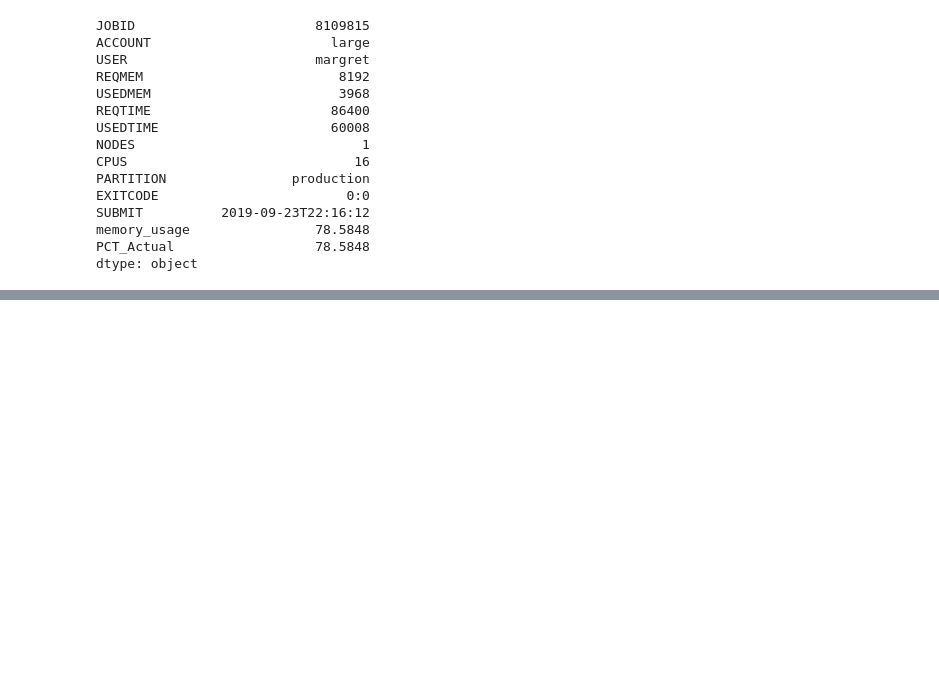
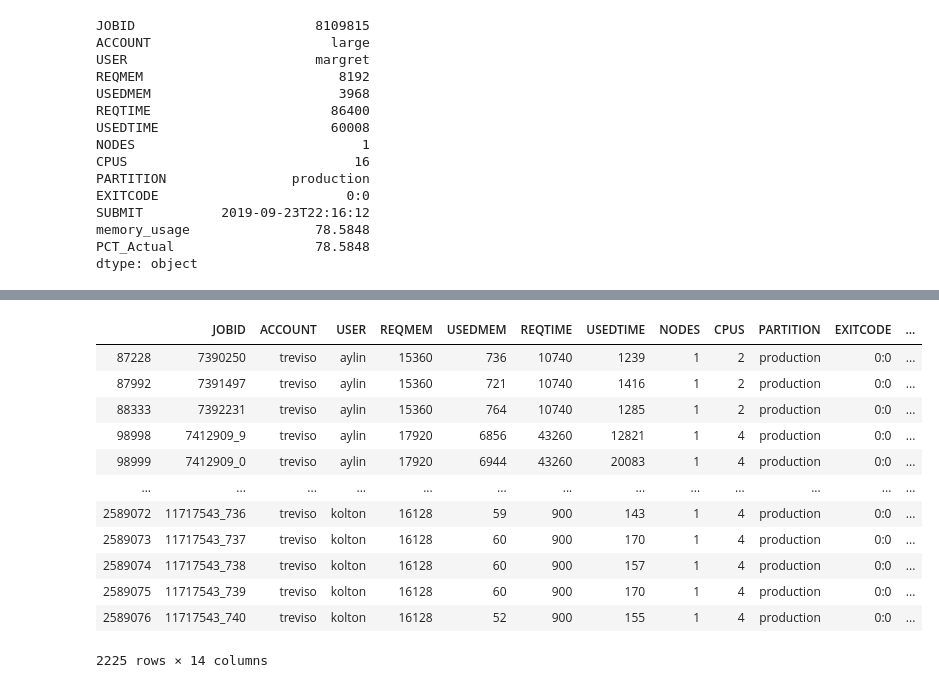
Before and after one commit to Barrett-Rogers/dq2-accre-porcupines, a Jupyter notebook: ACCRE_cleaned_notebook.ipynb, the cells around one changed output, grey strips where cells are left out. Cells and saved outputs as stored; diff of their text form; code cells hidden in the pictures; blank space fills up the shorter version.

```diff
--- a/ACCRE_cleaned_notebook.ipynb
+++ b/ACCRE_cleaned_notebook.ipynb
@@ -707,0 +957,16 @@ fig.show()
+# %%
+best_groups[best_groups['ACCOUNT']=='treviso']
+# %% [output]
+|  | JOBID | ACCOUNT | USER | REQMEM | USEDMEM | REQTIME | USEDTIME | NODES | CPUS | PARTITION | EXITCODE | ... |
+| 87228 | 7390250 | treviso | aylin | 15360 | 736 | 10740 | 1239 | 1 | 2 | production | 0:0 | ... |
+| 87992 | 7391497 | treviso | aylin | 15360 | 721 | 10740 | 1416 | 1 | 2 | production | 0:0 | ... |
+| 88333 | 7392231 | treviso | aylin | 15360 | 764 | 10740 | 1285 | 1 | 2 | production | 0:0 | ... |
+| 98998 | 7412909_9 | treviso | aylin | 17920 | 6856 | 43260 | 12821 | 1 | 4 | production | 0:0 | ... |
+| 98999 | 7412909_0 | treviso | aylin | 17920 | 6944 | 43260 | 20083 | 1 | 4 | production | 0:0 | ... |
+| ... | ... | ... | ... | ... | ... | ... | ... | ... | ... | ... | ... | ... |
+| 2589072 | 11717543_736 | treviso | kolton | 16128 | 59 | 900 | 143 | 1 | 4 | production | 0:0 | ... |
+| 2589073 | 11717543_737 | treviso | kolton | 16128 | 60 | 900 | 170 | 1 | 4 | production | 0:0 | ... |
+| 2589074 | 11717543_738 | treviso | kolton | 16128 | 60 | 900 | 157 | 1 | 4 | production | 0:0 | ... |
+| 2589075 | 11717543_739 | treviso | kolton | 16128 | 60 | 900 | 170 | 1 | 4 | production | 0:0 | ... |
+| 2589076 | 11717543_740 | treviso | kolton | 16128 | 52 | 900 | 155 | 1 | 4 | production | 0:0 | ... |
+2225 rows × 14 columns
```
Also changed, not shown: parts of 20 cells of this notebook.
